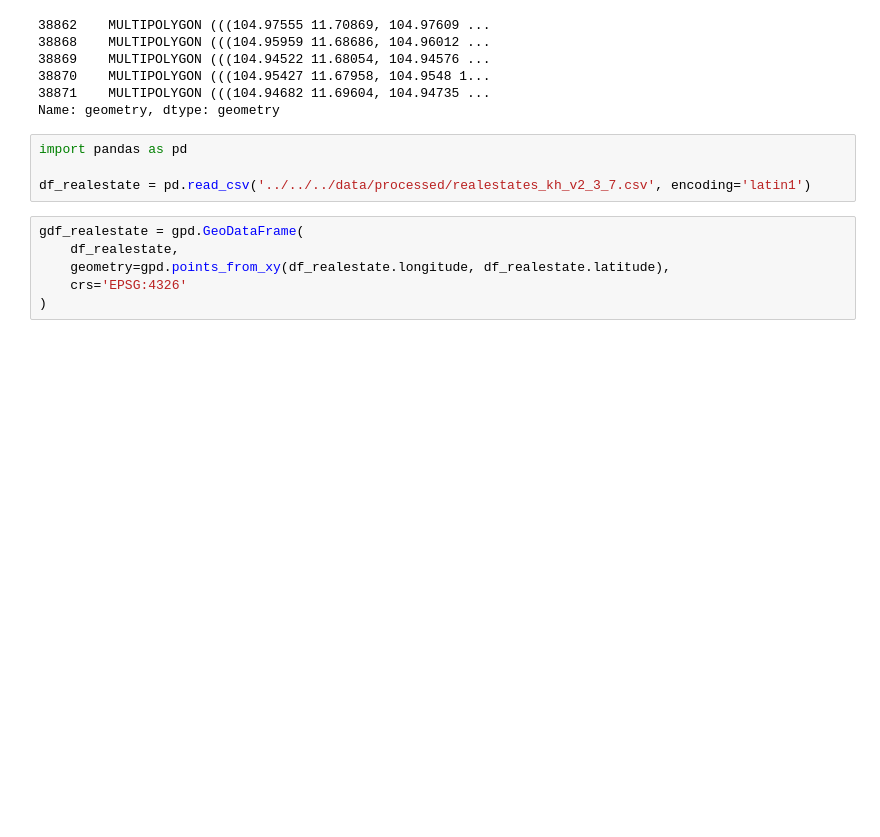
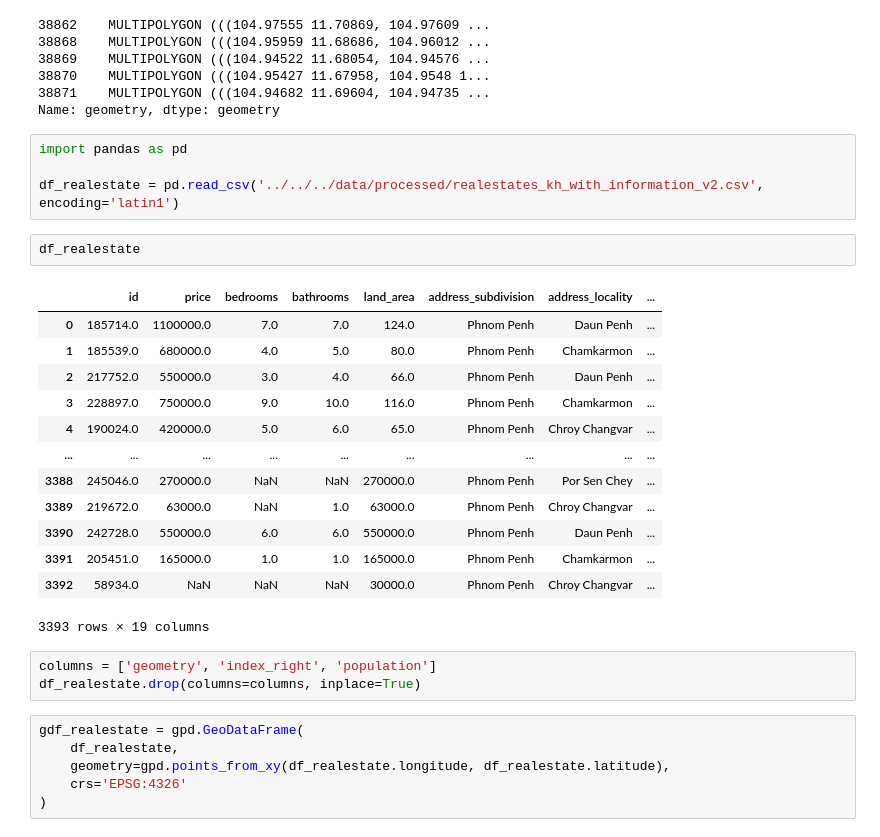
Before and after one commit to zinhour10/real_estate_price_prediction, a Jupyter notebook: notebooks/collect_data/Scrape/get_population_from_kontur.ipynb, the cells around one changed output. Drawn from its saved outputs; the diff is of its cells as text; blank space fills up the shorter version.

```diff
--- a/notebooks/collect_data/Scrape/get_population_from_kontur.ipynb
+++ b/notebooks/collect_data/Scrape/get_population_from_kontur.ipynb
@@ -100,7 +100,26 @@ Name: geometry, dtype: geometry
 # %%
 import pandas as pd
 
-df_realestate = pd.read_csv('../../../data/processed/realestates_kh_v2_3_7.csv', encoding='latin1')
+df_realestate = pd.read_csv('../../../data/processed/realestates_kh_with_information_v2.csv', encoding='latin1')
+# %%
+df_realestate
+# %% [output]
+|  | id | price | bedrooms | bathrooms | land_area | address_subdivision | address_locality | ... |
+| 0 | 185714.0 | 1100000.0 | 7.0 | 7.0 | 124.0 | Phnom Penh | Daun Penh | ... |
+| 1 | 185539.0 | 680000.0 | 4.0 | 5.0 | 80.0 | Phnom Penh | Chamkarmon | ... |
+| 2 | 217752.0 | 550000.0 | 3.0 | 4.0 | 66.0 | Phnom Penh | Daun Penh | ... |
+| 3 | 228897.0 | 750000.0 | 9.0 | 10.0 | 116.0 | Phnom Penh | Chamkarmon | ... |
+| 4 | 190024.0 | 420000.0 | 5.0 | 6.0 | 65.0 | Phnom Penh | Chroy Changvar | ... |
+| ... | ... | ... | ... | ... | ... | ... | ... | ... |
+| 3388 | 245046.0 | 270000.0 | NaN | NaN | 270000.0 | Phnom Penh | Por Sen Chey | ... |
+| 3389 | 219672.0 | 63000.0 | NaN | 1.0 | 63000.0 | Phnom Penh | Chroy Changvar | ... |
+| 3390 | 242728.0 | 550000.0 | 6.0 | 6.0 | 550000.0 | Phnom Penh | Daun Penh | ... |
+| 3391 | 205451.0 | 165000.0 | 1.0 | 1.0 | 165000.0 | Phnom Penh | Chamkarmon | ... |
+| 3392 | 58934.0 | NaN | NaN | NaN | 30000.0 | Phnom Penh | Chroy Changvar | ... |
+3393 rows × 19 columns
+# %%
+columns = ['geometry', 'index_right', 'population']
+df_realestate.drop(columns=columns, inplace=True)
 # %%
 gdf_realestate = gpd.GeoDataFrame(
     df_realestate,
```
Also changed, not shown: parts of 4 cells of this notebook, 30 other files.
